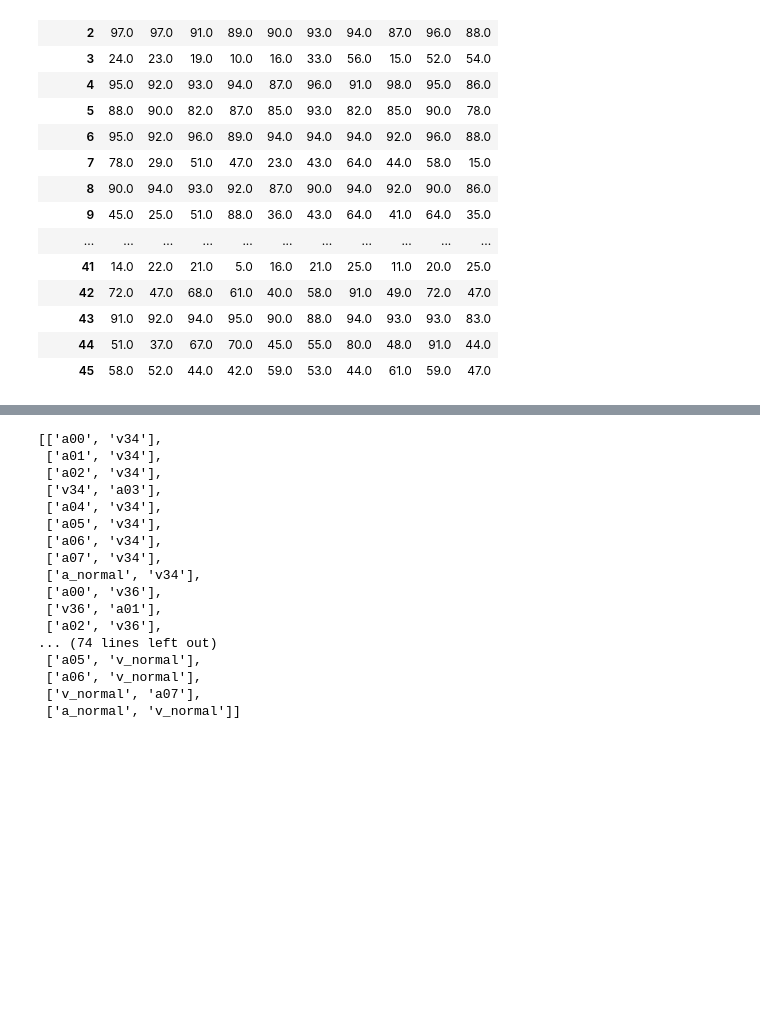
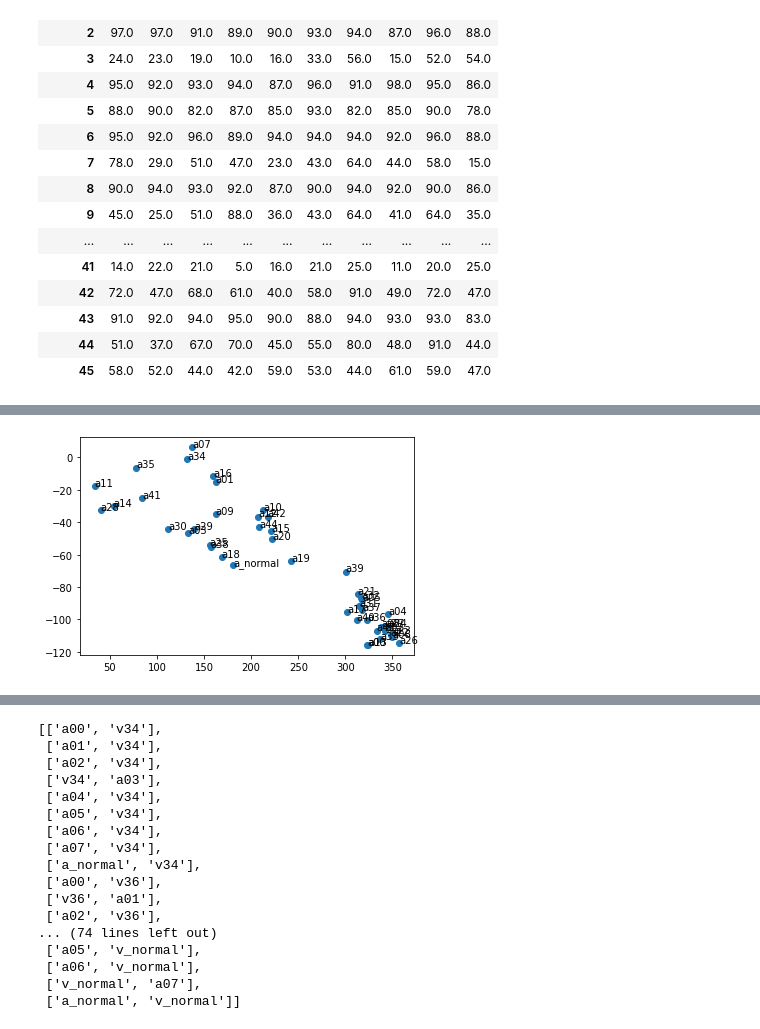
Before and after one commit to HumanCompatibleAI/better-adversarial-defenses, a Jupyter notebook: ap_rllib_experiment_analysis/youshallnotpass_rllib-analysis-eval.ipynb, the cells around one changed output, grey strips where cells are left out. Saved outputs shown, nothing was run; the diff lists cells and outputs as text; code cells hidden in the pictures; blank space fills up the shorter version.

```diff
--- a/ap_rllib_experiment_analysis/youshallnotpass_rllib-analysis-eval.ipynb
+++ b/ap_rllib_experiment_analysis/youshallnotpass_rllib-analysis-eval.ipynb
@@ -368 +414,9 @@ df_pivot
+# %%
+rp = SparseRandomProjection(n_components=2)
+data = rp.fit_transform(df_pivot)
+plt.scatter(*data.T)
+for adv in df_pivot.index:
+    plt.text(*data[adv, :], s=adv_name(adv))
+# %% [output]
+[figure, added]
 # %%
```
Also changed, not shown: parts of 10 cells of this notebook.
